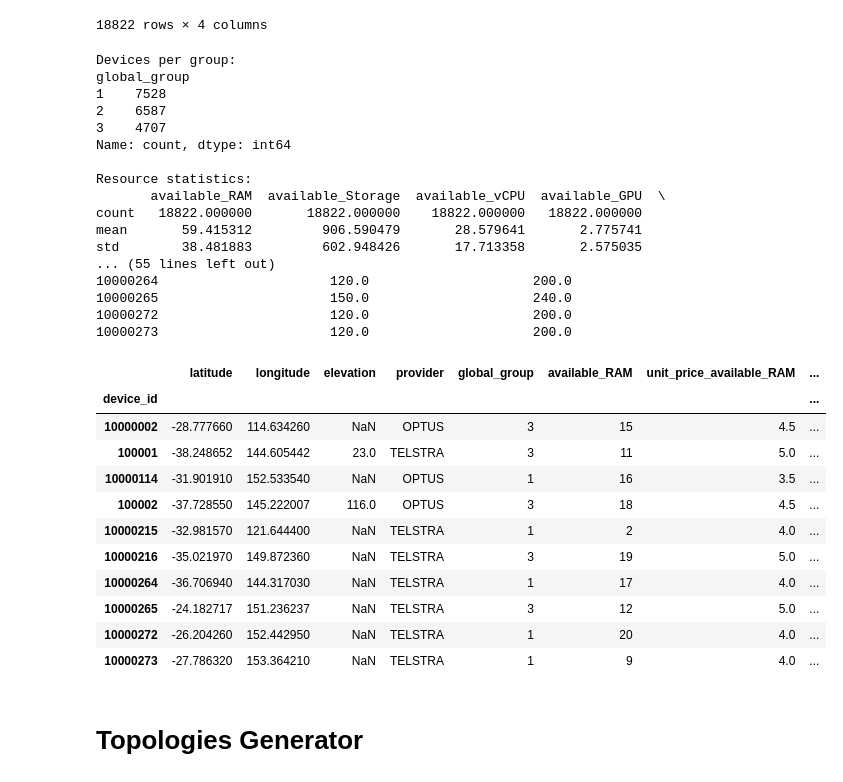
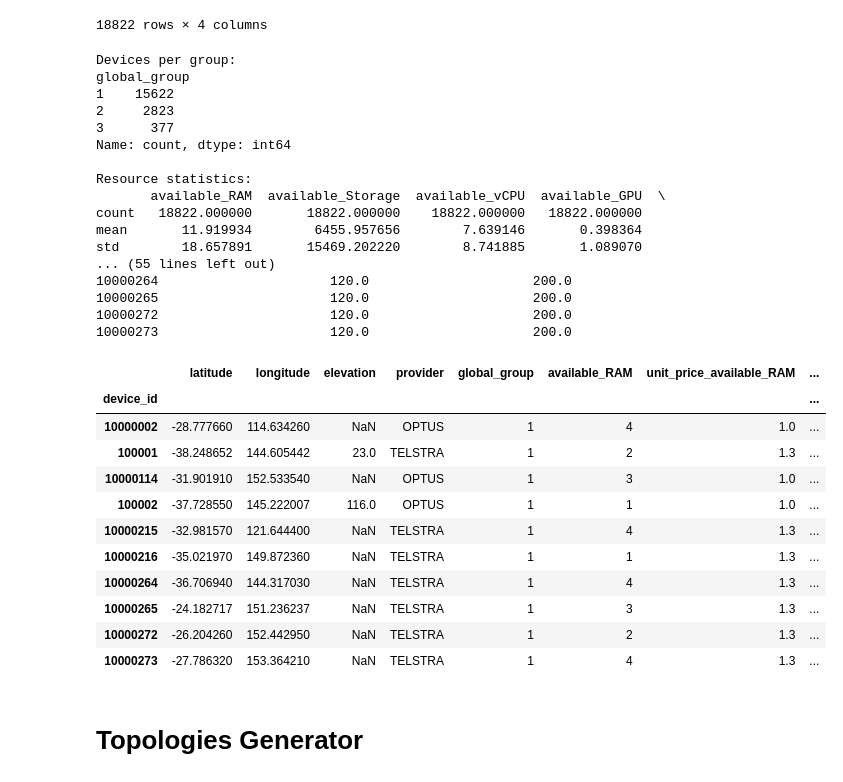
Before and after one commit to Alex-GF/services-allocation, a Jupyter notebook: synthetic_topologies_generator.ipynb, the cells around one changed output. Saved outputs shown, nothing was run; the diff lists cells and outputs as text; code cells hidden in the pictures.

```diff
--- a/synthetic_topologies_generator.ipynb
+++ b/synthetic_topologies_generator.ipynb
@@ -284,36 +284,38 @@ def assign_device_resources(
 # Example usage with custom configuration
 custom_config = {
     'global': {
-        'group_percentages': {1: 40, 2: 35, 3: 25},
-        'group_ranges': {1: (0, 33), 2: (33, 66), 3: (66, 100)}
+        'group_percentages': {1: 83, 2: 15, 3: 2},
+        'group_ranges': {1: (0, 12.5), 2: (12.5, 50), 3: (50, 100)}
     },
     'attributes': {
         'available_RAM': {
-            'min': 2,
+            'min': 1,
             'max': 128,
-            'default_price': 4,
+            'default_price': 0.5,
             'price_by_provider_group': {
-                'OPTUS': {1: 3.5, 2: 4.0, 3: 4.5},
-                'TELSTRA': {3: 5.0}
+                'OPTUS': {1: 1, 2: 0.15, 3: 0.005},
+                'TELSTRA': {1: 1.3, 2: 0.12, 3: 0.003},
+                'VODAFONE': {1: 1.5, 2: 0.18, 3: 0.001},
+                'MACQUARIE': {1: 0.2, 2: 0.17, 3: 0.008},
+                'TELECOM': {1: 0.7, 2: 0.14, 3: 0.004},
             },
             'local_distribution': {
-                1: [(70, 0, 50), (30, 50, 100)],
-                2: [(50, 20, 70), (50, 70, 100)],
-                3: [(20, 0, 40), (80, 40, 100)]
+                1: [(70, 0, 25), (30, 25, 100)]
             }
         },
         'available_Storage': {
-            'min': 20,
-            'max': 2000,
-            'default_price': 0.05,
+            'min': 1,
+            'max': 100000,
+            'default_price': 0.2,
             'price_by_provider_group': {
-                'OPTUS': {2: 0.06},
-                'VODAFONE': {1: 0.045}
+                'OPTUS': {1: 0.90, 2: 0.25, 3: 0.08},
+                'TELSTRA': {1: 1.10, 2: 0.30, 3: 0.10},
+                'VODAFONE': {1: 1.25, 2: 0.35, 3: 0.05},
+                'MACQUARIE': {1: 0.50, 2: 0.20, 3: 0.09},
+                'TELECOM': {1: 0.85, 2: 0.28, 3: 0.07},
             },
             'local_distribution': {
-                1: [(80, 0, 60), (20, 60, 100)],
-                2: [(40, 0, 50), (60, 50, 100)],
-                3: [(30, 0, 50), (70, 50, 100)]
+                1: [(70, 0, 0.016), (30, 0.512, 16.384)]
             }
         },
         'available_vCPU': {
@@ -356,49 +358,49 @@ custom_config = {
 devices_df = assign_device_resources(devices_df, custom_config)
 
 print(f"\nDevices per group:")
 print(devices_df['global_group'].value_counts().sort_index())
 print(f"\nResource statistics:")
 print(devices_df[['available_RAM', 'available_Storage', 'available_vCPU', 'available_GPU', 'available_TPU']].describe())
 print(f"\nAccelerator availability (counts):")
 print(f"available_GPU: {devices_df['available_GPU'].sum()}")
 print(f"available_TPU: {devices_df['available_TPU'].sum()}")
 
 # Show pricing overrides applied on a sample
 price_cols = [c for c in devices_df.columns if c.startswith('unit_price_')]
 print("\nSample unit prices:")
 print(devices_df[['provider', 'global_group'] + price_cols].head(10))
 
 devices_df.head(10)
 # %% [output]
 Devices per group:
 global_group
-1    7528
-2    6587
-3    4707
+1    15622
+2     2823
+3      377
 Name: count, dtype: int64
 
 Resource statistics:
        available_RAM  available_Storage  available_vCPU  available_GPU  \
 count   18822.000000       18822.000000    18822.000000   18822.000000
-mean       59.415312         906.590479       28.579641       2.775741
-std        38.481883         602.948426       17.713358       2.575035
+mean       11.919934        6455.957656        7.639146       0.398364
+std        18.657891       15469.202220        8.741885       1.089070
 ... (55 lines left out)
 10000264                      120.0                     200.0
-10000265                      150.0                     240.0
+10000265                      120.0                     200.0
 10000272                      120.0                     200.0
 10000273                      120.0                     200.0
 |  | latitude | longitude | elevation | provider | global_group | available_RAM | unit_price_available_RAM | ... |
 | device_id |  |  |  |  |  |  |  | ... |
-| 10000002 | -28.777660 | 114.634260 | NaN | OPTUS | 3 | 15 | 4.5 | ... |
-| 100001 | -38.248652 | 144.605442 | 23.0 | TELSTRA | 3 | 11 | 5.0 | ... |
-| 10000114 | -31.901910 | 152.533540 | NaN | OPTUS | 1 | 16 | 3.5 | ... |
-| 100002 | -37.728550 | 145.222007 | 116.0 | OPTUS | 3 | 18 | 4.5 | ... |
-| 10000215 | -32.981570 | 121.644400 | NaN | TELSTRA | 1 | 2 | 4.0 | ... |
-| 10000216 | -35.021970 | 149.872360 | NaN | TELSTRA | 3 | 19 | 5.0 | ... |
-| 10000264 | -36.706940 | 144.317030 | NaN | TELSTRA | 1 | 17 | 4.0 | ... |
-| 10000265 | -24.182717 | 151.236237 | NaN | TELSTRA | 3 | 12 | 5.0 | ... |
-| 10000272 | -26.204260 | 152.442950 | NaN | TELSTRA | 1 | 20 | 4.0 | ... |
-| 10000273 | -27.786320 | 153.364210 | NaN | TELSTRA | 1 | 9 | 4.0 | ... |
+| 10000002 | -28.777660 | 114.634260 | NaN | OPTUS | 1 | 4 | 1.0 | ... |
+| 100001 | -38.248652 | 144.605442 | 23.0 | TELSTRA | 1 | 2 | 1.3 | ... |
+| 10000114 | -31.901910 | 152.533540 | NaN | OPTUS | 1 | 3 | 1.0 | ... |
+| 100002 | -37.728550 | 145.222007 | 116.0 | OPTUS | 1 | 1 | 1.0 | ... |
+| 10000215 | -32.981570 | 121.644400 | NaN | TELSTRA | 1 | 4 | 1.3 | ... |
+| 10000216 | -35.021970 | 149.872360 | NaN | TELSTRA | 1 | 1 | 1.3 | ... |
+| 10000264 | -36.706940 | 144.317030 | NaN | TELSTRA | 1 | 4 | 1.3 | ... |
+| 10000265 | -24.182717 | 151.236237 | NaN | TELSTRA | 1 | 3 | 1.3 | ... |
+| 10000272 | -26.204260 | 152.442950 | NaN | TELSTRA | 1 | 2 | 1.3 | ... |
+| 10000273 | -27.786320 | 153.364210 | NaN | TELSTRA | 1 | 4 | 1.3 | ... |
 # %%
 devices_df.to_csv(os.path.join(DATASET_RESULT_DIR, "devices.csv"))
 # %% [markdown]
```
Also changed, not shown: parts of 3 cells of this notebook, 1 other file.
